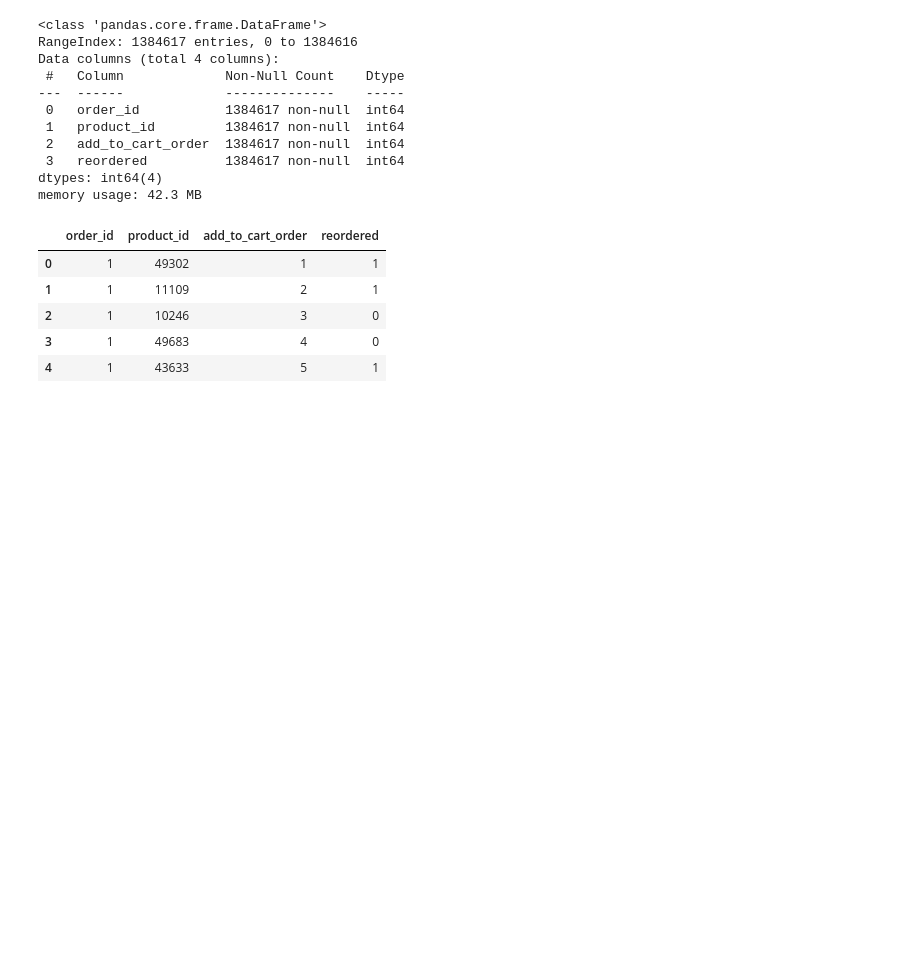
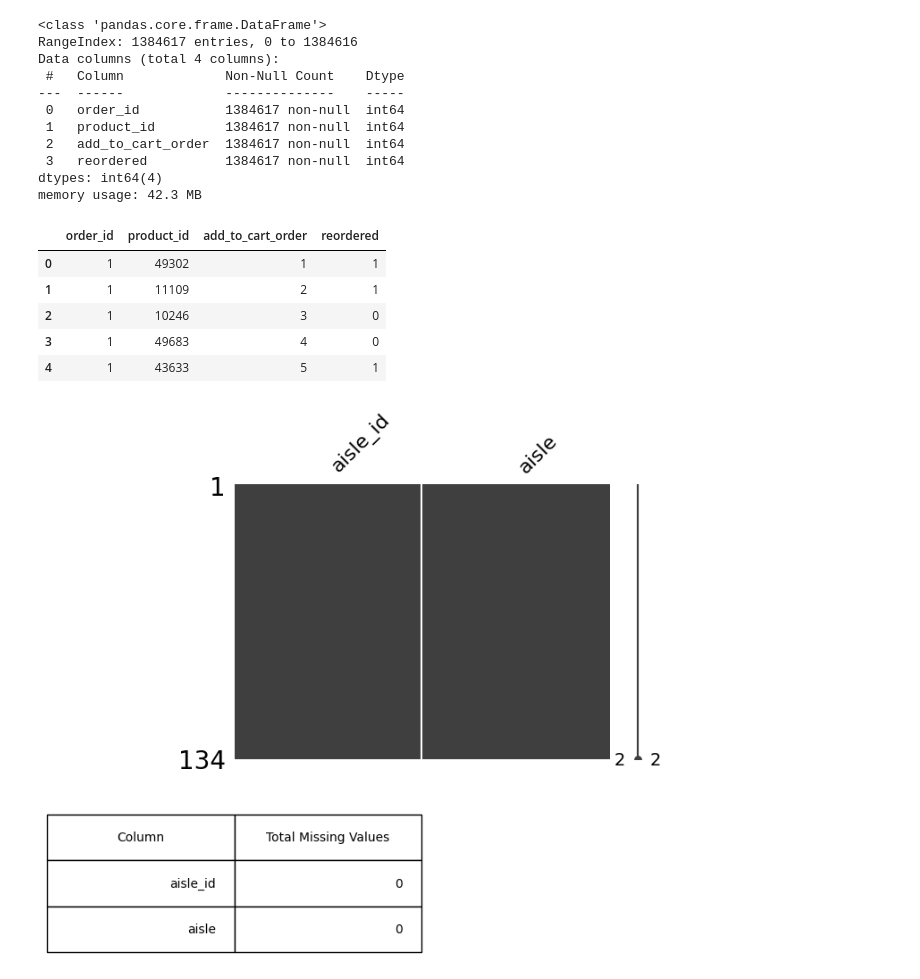
Before and after one commit to Taliwat/Springboard-DS, a Jupyter notebook: Capstone 2 - Instacart Project/main.ipynb, the cells around one changed output. Cells and saved outputs as stored; diff of their text form; code cells hidden in the pictures; blank space fills up the shorter version.

```diff
--- a/Capstone 2 - Instacart Project/main.ipynb
+++ b/Capstone 2 - Instacart Project/main.ipynb
@@ -144,3 +149,15 @@ memory usage: 42.3 MB
 | 2 | 1 | 10246 | 3 | 0 |
 | 3 | 1 | 49683 | 4 | 0 |
 | 4 | 1 | 43633 | 5 | 1 |
+# %%
+#Plot missingno matrices for each dataset to view and confirm missing values.
+def add_totals(matrix):
+    totals = matrix.isnull().sum()
+    table = pd.DataFrame({'Column': totals.index, 'Total Missing Values' : totals.values})
+    plt.table(cellText = table.values, colLabels=table.columns, loc = 'bottom', bbox=(-0.5, -0.7, 1, 0.5))
+
+msno.matrix(aisles, figsize = (6,4))
+add_totals(aisles)
+plt.show()
+# %% [output]
+[figure, added]
```
Also changed, not shown: parts of 18 cells of this notebook.
